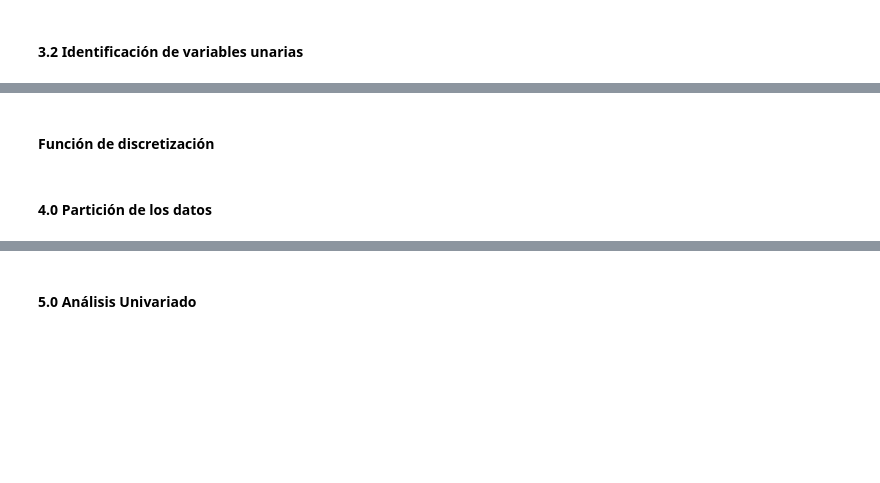
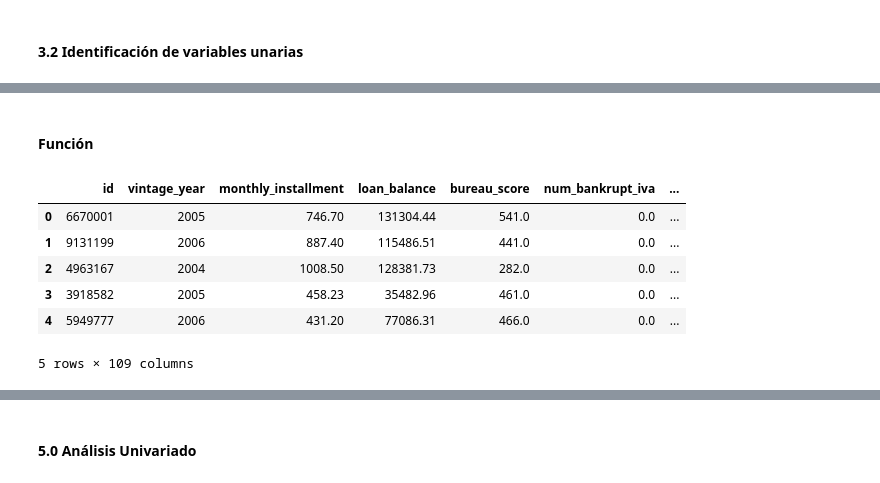
Before and after one commit to danpa26/CredRisk, a Jupyter notebook: one_yr_pd/one_year_pd.ipynb, the cells around one changed output, grey strips where cells are left out. Saved outputs shown, nothing was run; the diff lists cells and outputs as text; code cells hidden in the pictures; blank space fills up the shorter version.

```diff
--- a/one_yr_pd/one_year_pd.ipynb
+++ b/one_yr_pd/one_year_pd.ipynb
@@ -435,6 +432,4 @@ df2['max_arrears_bal_6m'].hist(figsize = (15,15))
 # 'ltv','mob','remaining_mat','loan_term','avg_bal_6m','avg_bureau_score_6m',
 # 'cc_util','annual_income','months_since_recent_cc_delinq'
 # para entrar dentro del análisis
-# %%
-df3 = df2[var_con]
 # %%
@@ -512,3 +454,22 @@ freq(df2,var_cat)
+# %%
+# Revisando la correlación, estás serían las posibles varieables a descartar
+# annual income
+# cc_util
+# avg_bal_6m, está altamente correlacionada con monthly_atatement y loan _balance. Se elige loan_balance
+# max_arrears_bal_6m
+# loan_term
+# remaining_mat
+# min_months_since_bankrupt
+# ccj_amount
+# time_since_ccj
+
+# En conclusion con la correlación y los histogramas podemos considerar
+# las siguientes variables para entrar dentro del análisis
+# 'monthly_installment','loan_balance','bureau_score',
+# 'ltv','mob','','','','avg_bureau_score_6m',
+# '','annual_income','months_since_recent_cc_delinq'
+
+var_con2 = ['monthly_installment','loan_balance','bureau_score','ltv','mob', 'avg_bureau_score_6m', 'annual_income', 'months_since_recent_cc_delinq' ]
 # %% [markdown]
 #### 3.2 Identificación de variables unarias
 # %%
@@ -570,16 +499,27 @@ freq(df2,var_cat)
-# %% [markdown]
-#### Función de discretización
 # %%
 from sklearn.preprocessing import KBinsDiscretizer
+# %% [markdown]
+#### Función
 # %%
 def discretizar(df, v, k):
 
-    kb = KBinsDiscretizer( n_bins = k , encode ='ordinal', strategy = 'quantile')
+    kb = KBinsDiscretizer( n_bins = k , encode='ordinal', strategy = 'quantile')
     kb.fit(df[[v]])
-    df[f'd_{v}_{k}'] = pd.cut( df[v] , bins = kb.bin_edges_[0] , include_lowest = True ).astype(str)
+    df[f'z_{v}_{k}'] = pd.cut( df[v] , bins = kb.bin_edges_[0] , include_lowest = True ).astype(str)
 
     return df
 # %%
-for v in var_con:
-    for k in range(2,6): discretizar( df2 , v , k )
+for v in var_con2:
+    for k in range(2,6):
+        df3 = discretizar( df2 , v , k )
+# %%
+df3.head()
+# %% [output]
+|  | id | vintage_year | monthly_installment | loan_balance | bureau_score | num_bankrupt_iva | ... |
+| 0 | 6670001 | 2005 | 746.70 | 131304.44 | 541.0 | 0.0 | ... |
+| 1 | 9131199 | 2006 | 887.40 | 115486.51 | 441.0 | 0.0 | ... |
+| 2 | 4963167 | 2004 | 1008.50 | 128381.73 | 282.0 | 0.0 | ... |
+| 3 | 3918582 | 2005 | 458.23 | 35482.96 | 461.0 | 0.0 | ... |
+| 4 | 5949777 | 2006 | 431.20 | 77086.31 | 466.0 | 0.0 | ... |
+5 rows × 109 columns
 # %%
@@ -595,2 +526,0 @@ list(var_cat)
-# %% [markdown]
-#### 4.0 Partición de los datos
```
Also changed, not shown: parts of 60 cells of this notebook.
